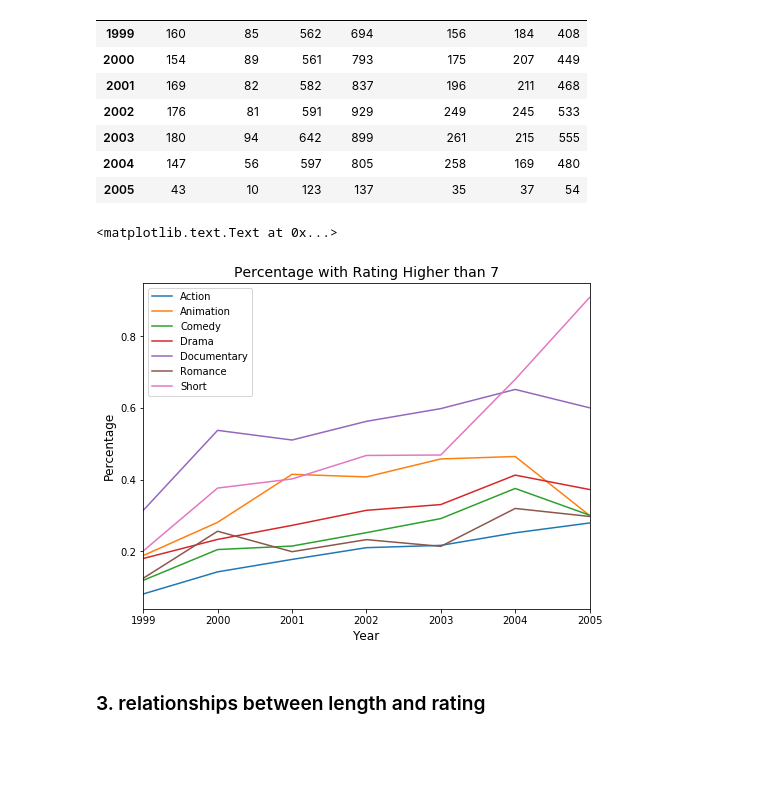
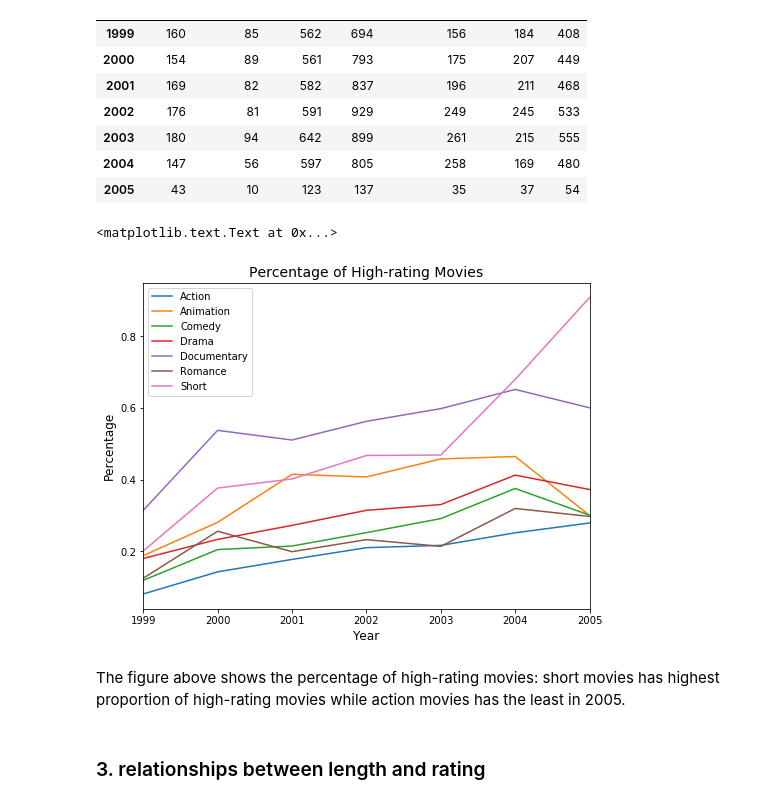
Before and after one commit to wzding/Machine_Learning_Nanodegree, a Jupyter notebook: movie.ipynb, the cells around one changed output. Drawn from its saved outputs; the diff is of its cells as text; code cells hidden in the pictures; blank space fills up the shorter version.

```diff
--- a/movie.ipynb
+++ b/movie.ipynb
@@ -146,11 +167,13 @@ year.iloc[106:]
 # %%
 perc = higher.iloc[95:].divide(year.iloc[106:],axis="index")
 perc.plot(figsize=(8,6))
 plt.xlabel('Year', fontsize=12)
 plt.ylabel('Percentage', fontsize=12)
-plt.title('Percentage with Rating Higher than 7', fontsize=14)
+plt.title('Percentage of High-rating Movies', fontsize=14)
 # %% [output]
 <matplotlib.text.Text at 0x...>
-[figure, old version]
+[figure, new version]
+# %% [markdown]
+The figure above shows the percentage of high-rating movies: short movies has highest proportion of high-rating movies while action movies has the least in 2005.
 # %% [markdown]
 ### 3. relationships between length and rating
```
Also changed, not shown: parts of 33 cells of this notebook.
